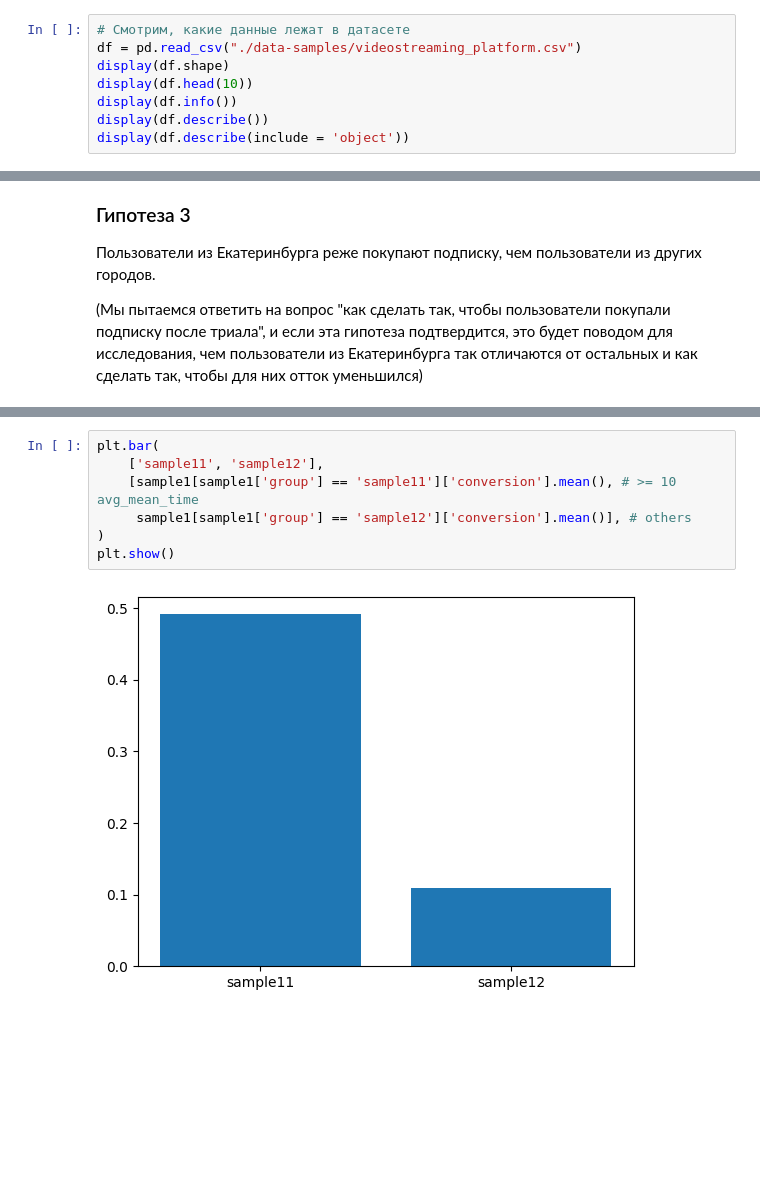
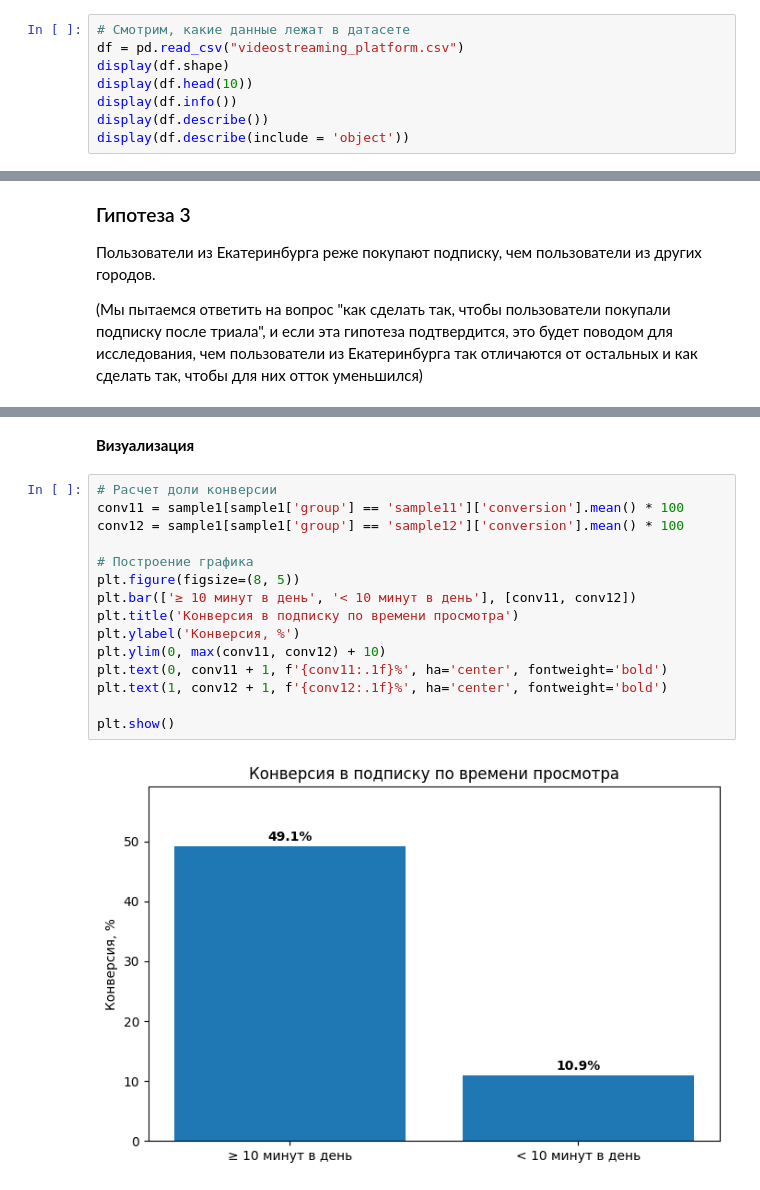
Before and after one commit to mariyakukhtinova-sys/dataton, a Jupyter notebook: dataton_EDA.ipynb, the cells around one changed output, grey strips where cells are left out. Saved outputs shown, nothing was run; the diff lists cells and outputs as text; blank space fills up the shorter version.

```diff
--- a/dataton_EDA.ipynb
+++ b/dataton_EDA.ipynb
@@ -39,6 +40,6 @@ from sklearn.preprocessing import OneHotEncoder
 # %%
 # Смотрим, какие данные лежат в датасете
-df = pd.read_csv("./data-samples/videostreaming_platform.csv")
+df = pd.read_csv("videostreaming_platform.csv")
 display(df.shape)
 display(df.head(10))
 display(df.info())
@@ -422,9 +450,19 @@ display(
+# %% [markdown]
+**Визуализация**
 # %%
-plt.bar(
-    ['sample11', 'sample12'],
-    [sample1[sample1['group'] == 'sample11']['conversion'].mean(), # >= 10 avg_mean_time
-     sample1[sample1['group'] == 'sample12']['conversion'].mean()], # others
-)
+# Расчет доли конверсии
+conv11 = sample1[sample1['group'] == 'sample11']['conversion'].mean() * 100
+conv12 = sample1[sample1['group'] == 'sample12']['conversion'].mean() * 100
+
+# Построение графика
+plt.figure(figsize=(8, 5))
+plt.bar(['≥ 10 минут в день', '< 10 минут в день'], [conv11, conv12])
+plt.title('Конверсия в подписку по времени просмотра')
+plt.ylabel('Конверсия, %')
+plt.ylim(0, max(conv11, conv12) + 10)
+plt.text(0, conv11 + 1, f'{conv11:.1f}%', ha='center', fontweight='bold')
+plt.text(1, conv12 + 1, f'{conv12:.1f}%', ha='center', fontweight='bold')
+
 plt.show()
 # %% [output]
-[figure, old version]
+[figure, new version]
```
Also changed, not shown: parts of 28 cells of this notebook.
